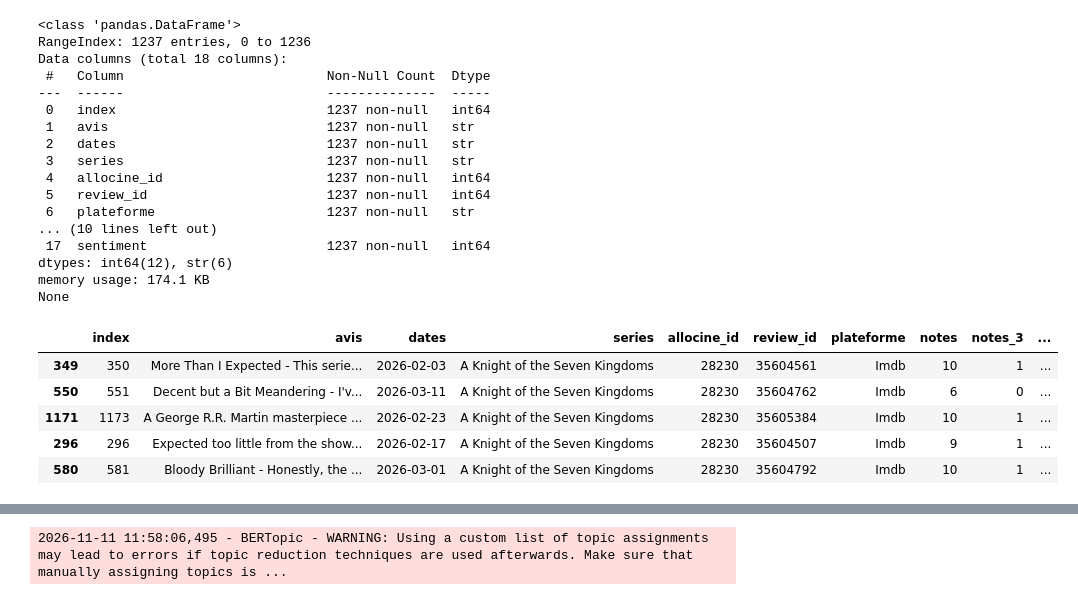
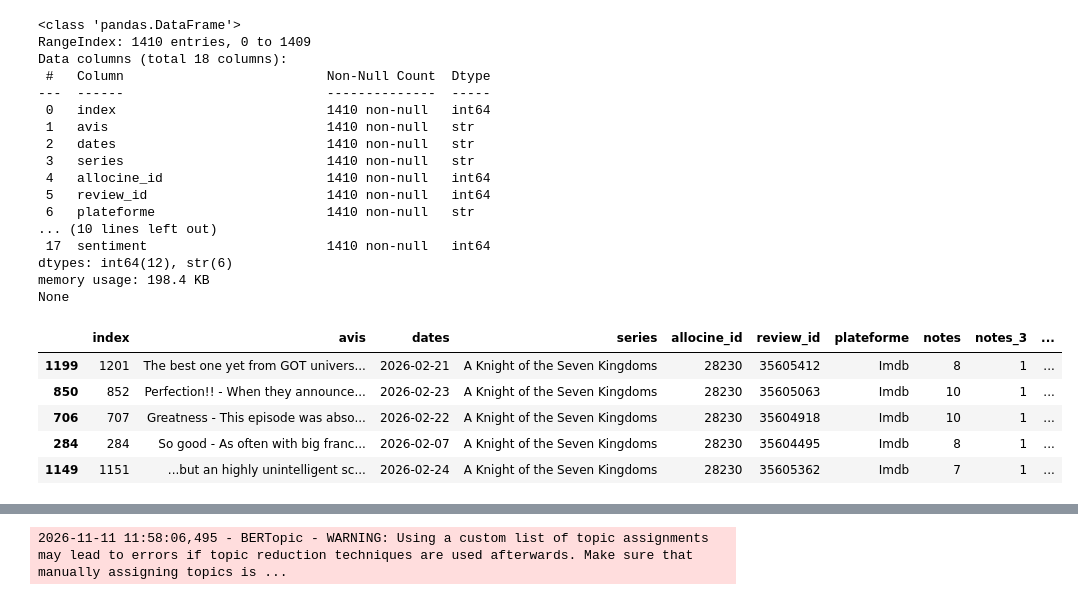
Before and after one commit to clemfouchier/webscrapping-series, a Jupyter notebook: 3_Analyse_Semantique/bertopic.ipynb, the cells around one changed output, grey strips where cells are left out. Drawn from its saved outputs; the diff is of its cells as text; code cells hidden in the pictures.

```diff
--- a/3_Analyse_Semantique/bertopic.ipynb
+++ b/3_Analyse_Semantique/bertopic.ipynb
@@ -24,34 +24,32 @@ df.sample(5)
 # %%
 # A faire manuellement pour tous chaque série souhaitée
-df = df[df["series"] == "A Knight of the Seven Kingdoms"]
-
 print(df.info(), "\n")
 
 display(df.sample(5))
 # %% [output]
 <class 'pandas.DataFrame'>
-RangeIndex: 1237 entries, 0 to 1236
+RangeIndex: 1410 entries, 0 to 1409
 Data columns (total 18 columns):
  #   Column                          Non-Null Count  Dtype
 ---  ------                          --------------  -----
- 0   index                           1237 non-null   int64
- 1   avis                            1237 non-null   str
- 2   dates                           1237 non-null   str
- 3   series                          1237 non-null   str
- 4   allocine_id                     1237 non-null   int64
- 5   review_id                       1237 non-null   int64
- 6   plateforme                      1237 non-null   str
+ 0   index                           1410 non-null   int64
+ 1   avis                            1410 non-null   str
+ 2   dates                           1410 non-null   str
+ 3   series                          1410 non-null   str
+ 4   allocine_id                     1410 non-null   int64
+ 5   review_id                       1410 non-null   int64
+ 6   plateforme                      1410 non-null   str
 ... (10 lines left out)
- 17  sentiment                       1237 non-null   int64
+ 17  sentiment                       1410 non-null   int64
 dtypes: int64(12), str(6)
-memory usage: 174.1 KB
+memory usage: 198.4 KB
 None
 |  | index | avis | dates | series | allocine_id | review_id | plateforme | notes | notes_3 | ... |
-| 349 | 350 | More Than I Expected - This serie... | 2026-02-03 | A Knight of the Seven Kingdoms | 28230 | 35604561 | Imdb | 10 | 1 | ... |
-| 550 | 551 | Decent but a Bit Meandering - I'v... | 2026-03-11 | A Knight of the Seven Kingdoms | 28230 | 35604762 | Imdb | 6 | 0 | ... |
-| 1171 | 1173 | A George R.R. Martin masterpiece ... | 2026-02-23 | A Knight of the Seven Kingdoms | 28230 | 35605384 | Imdb | 10 | 1 | ... |
-| 296 | 296 | Expected too little from the show... | 2026-02-17 | A Knight of the Seven Kingdoms | 28230 | 35604507 | Imdb | 9 | 1 | ... |
-| 580 | 581 | Bloody Brilliant - Honestly, the ... | 2026-03-01 | A Knight of the Seven Kingdoms | 28230 | 35604792 | Imdb | 10 | 1 | ... |
+| 1199 | 1201 | The best one yet from GOT univers... | 2026-02-21 | A Knight of the Seven Kingdoms | 28230 | 35605412 | Imdb | 8 | 1 | ... |
+| 850 | 852 | Perfection!! - When they announce... | 2026-02-23 | A Knight of the Seven Kingdoms | 28230 | 35605063 | Imdb | 10 | 1 | ... |
+| 706 | 707 | Greatness - This episode was abso... | 2026-02-22 | A Knight of the Seven Kingdoms | 28230 | 35604918 | Imdb | 10 | 1 | ... |
+| 284 | 284 | So good - As often with big franc... | 2026-02-07 | A Knight of the Seven Kingdoms | 28230 | 35604495 | Imdb | 8 | 1 | ... |
+| 1149 | 1151 | ...but an highly unintelligent sc... | 2026-02-24 | A Knight of the Seven Kingdoms | 28230 | 35605362 | Imdb | 7 | 1 | ... |
 # %%
 # Modélisation
 
```
Also changed, not shown: parts of 9 cells of this notebook, 1 other file.
